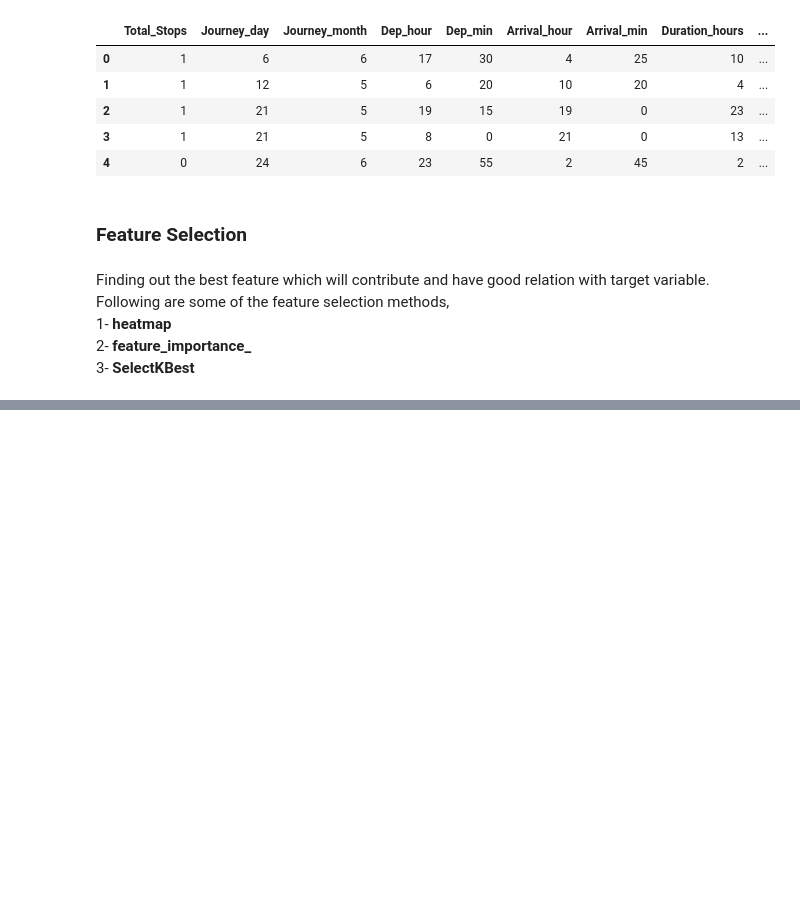
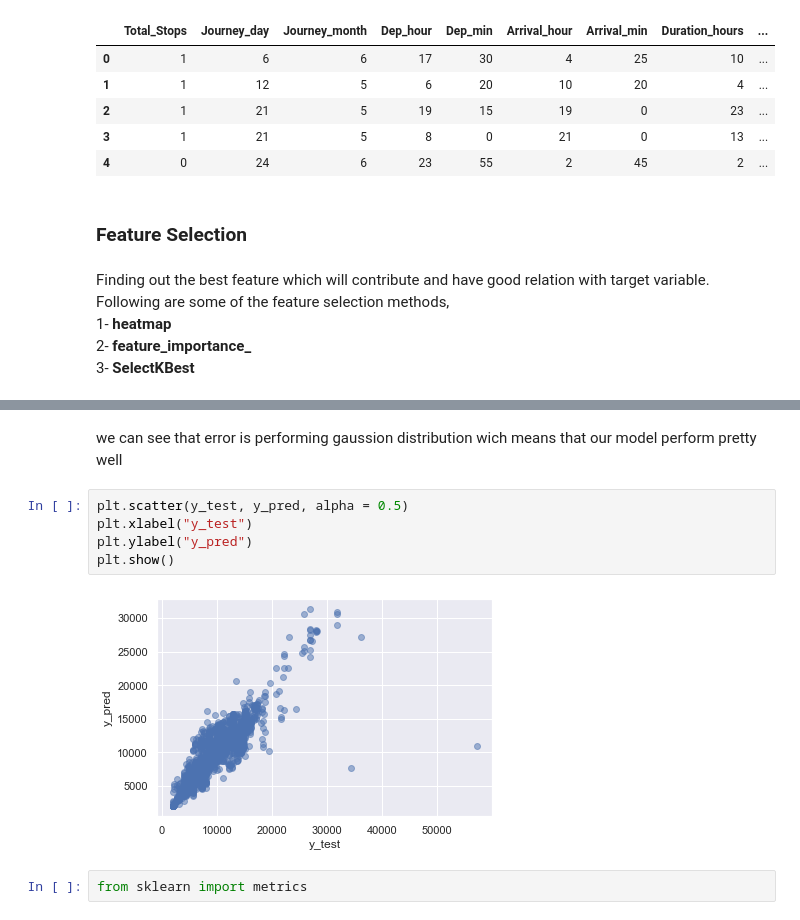
Before and after one commit to achafi/FlightFarePrediction, a Jupyter notebook: flight_price_prediction.ipynb, the cells around one changed output, grey strips where cells are left out. Saved outputs shown, nothing was run; the diff lists cells and outputs as text; blank space fills up the shorter version.

```diff
--- a/flight_price_prediction.ipynb
+++ b/flight_price_prediction.ipynb
@@ -456,0 +579,11 @@ Finding out the best feature which will contribute and have good relation with t
+# %% [markdown]
+we can see that error is performing gaussion distribution wich means that our model perform pretty well
+# %%
+plt.scatter(y_test, y_pred, alpha = 0.5)
+plt.xlabel("y_test")
+plt.ylabel("y_pred")
+plt.show()
+# %% [output]
+[figure, added]
+# %%
+from sklearn import metrics
```
Also changed, not shown: parts of 37 cells of this notebook, 11 other files.
